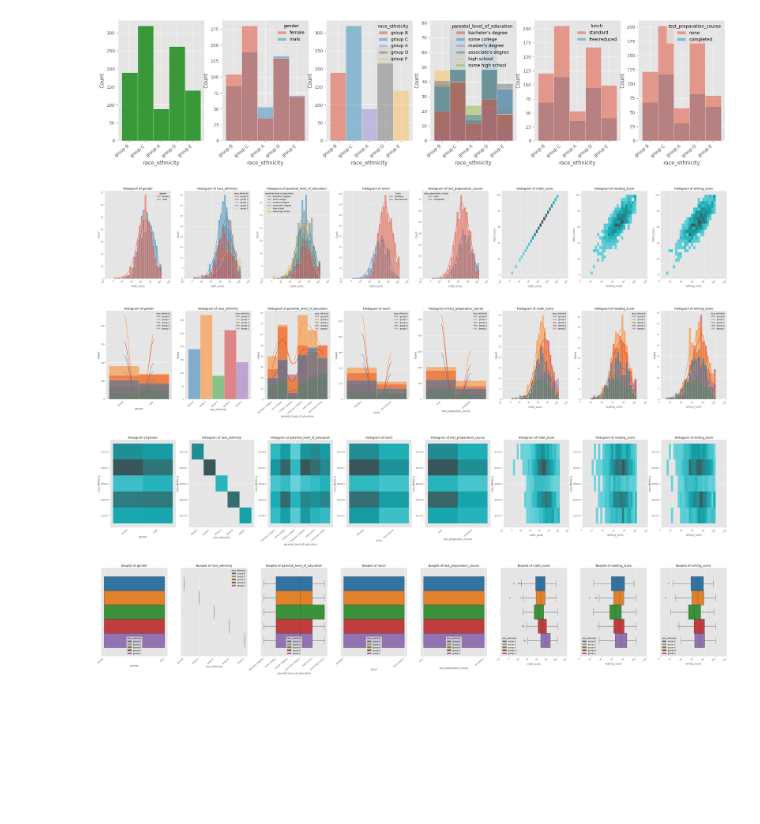
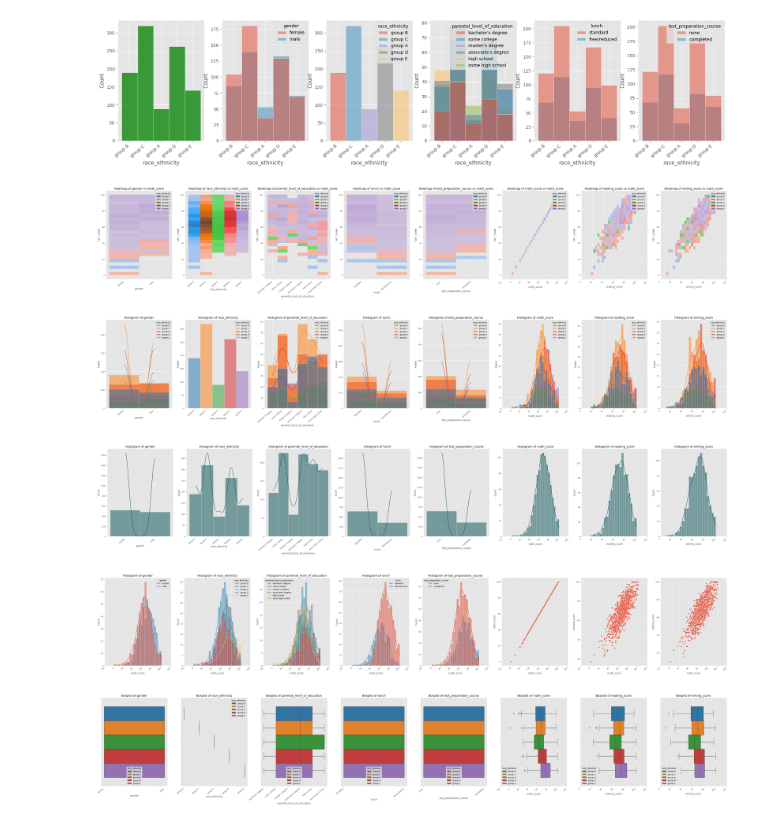
Before and after one commit to badutka/ml-app, a Jupyter notebook: research/validation.ipynb, the cells around one changed output. Saved outputs shown, nothing was run; the diff lists cells and outputs as text; code cells hidden in the pictures; blank space fills up the shorter version.

Commit message:
plotting dists now works with by_col and target arguments

```diff
--- a/research/validation.ipynb
+++ b/research/validation.ipynb
@@ -190,7 +190,7 @@ def setup_plots_grid_size(num_rows, num_cols):
 # %%
 color_dark_cyan = '#065054'  # #075f63
 # %%
-def distribution_plots(df, target=None, option='violin', hue=None):
+def distribution_plots(df, option='violin', by_col=None, hue=None, target=None):
    num_rows, num_cols = setup_plots_grid(num_plots=len(df.columns), max_cols_in_row=8)  # num_plots=len(df.columns) - 1
    figsize = setup_plots_grid_size(num_rows, num_cols)
    fig, axs = plt.subplots(num_rows, num_cols, figsize=figsize)
@@ -206,37 +206,44 @@ def distribution_plots(df, target=None, option='violin', hue=None):
 
       pallete = 'tab10' if hue is not None else None
 
-      x, y = (col, target) if target is not None else (col, None)
+      # x, y = (col, target) if target is not None else (col, None)
 
       match option:
             case 'violin':
                # sns.violinplot(data=df, x=target, y=col, bw_adjust=.5, hue=hue, palette=pallete, ax=ax).set(title=f'{col} by {target}.')  # or target by col for numerical
-               sns.violinplot(data=df, x=x, bw_adjust=.5, hue=hue, palette=pallete, ax=ax).set(title=f'{col} by {target}.')  # or target by col for numerical
-            case 'kde-hist':
-               # sns.histplot(data=df, x=x, y=y, color=color_dark_cyan, hue=hue, palette=pallete, kde=True, ax=ax).set(title=f'Histogram of {col}')
+               sns.violinplot(data=df, x=col, bw_adjust=.5, hue=hue, palette=pallete, ax=ax).set(title=f'{col}.')  # or target by col for numerical
+            case 'kde-hist-feats':
+               sns.histplot(data=df, x=col, color=color_dark_cyan, hue=hue, palette=pallete, kde=True, ax=ax).set(title=f'Histogram of {col}')
+            case 'kde-hist-target':
                if col in get_cat_cols(df):
-                  sns.histplot(data=df, x=y, color=color_dark_cyan, hue=col, palette=pallete, kde=True, ax=ax).set(title=f'Histogram of {col}')
+                  sns.histplot(data=df, x=target, color=color_dark_cyan, hue=col, palette=pallete, kde=True, ax=ax).set(title=f'Histogram of {col}')  # todo: only for continuous col
                else:
-                  sns.histplot(data=df, x=x, y=y, color=color_dark_cyan, hue=hue, palette=pallete, kde=True, ax=ax).set(title=f'Histogram of {col}')
+                  sns.scatterplot(data=df, x=target, y=col, hue=hue, palette=pallete, ax=ax)
+            case 'heatmap':
+               sns.histplot(data=df, x=col, y=by_col, color=color_dark_cyan, hue=hue, palette=pallete, ax=ax).set(title=f'Heatmap of {col} vs {by_col}')
             case 'boxplot':
                # sns.boxplot(data=df, x=x, color=color_dark_cyan, hue=hue, palette=pallete, ax=ax).set(title=f'Boxplot of {col}')
-               sns.boxplot(data=df, x=x, y=y, color=color_dark_cyan, hue=hue, palette=pallete, ax=ax).set(title=f'Boxplot of {col}')
+               sns.boxplot(data=df, x=col, y=by_col, color=color_dark_cyan, hue=hue, palette=pallete, ax=ax).set(title=f'Boxplot of {col}')
 
       rotate_xticklabels(ax)
 
    plt.show()
+# %%
+distribution_plots(df=df, option='heatmap', by_col='math_score', hue='race_ethnicity')
+# %% [output]
+[figure, added]
+# %%
+distribution_plots(df=df, option='kde-hist-feats', hue='race_ethnicity')  # distribution_plots(df=df, option='kde-hist', hue='math_score') is invalid for continuous hue
+# %% [output]
+[figure, added]
+# %%
+distribution_plots(df=df, option='kde-hist-feats')  # target can be None, then to plot variables across other variable use hue, but can also plot df variables by target (and can also do hue)
+# %% [output]
+[figure, added]
 # %%
-distribution_plots(df=df, option='kde-hist', target='math_score')
+distribution_plots(df=df, option='kde-hist-target', target='math_score')
 # %% [output]
-[figure, old version]
+[figure, new version]
-# %%
-distribution_plots(df=df, option='kde-hist', hue='race_ethnicity')  # target can be None, then to plot variables across other variable use hue, but can also plot df variables by target (and can also do hue)
-# %% [output]
-[figure, removed]
-# %%
-distribution_plots(df=df, option='kde-hist', target='race_ethnicity')  # target can be None, then to plot variables across other variable use hue, but can also plot df variables by target (and can also do hue)
-# %% [output]
-[figure, removed]
 # %%
 distribution_plots(df=df, hue='race_ethnicity', option='boxplot')  # distribution_plots(df=df, target='race_ethnicity', option='boxplot', hue='math_score') is nono
 # %% [output]
```
